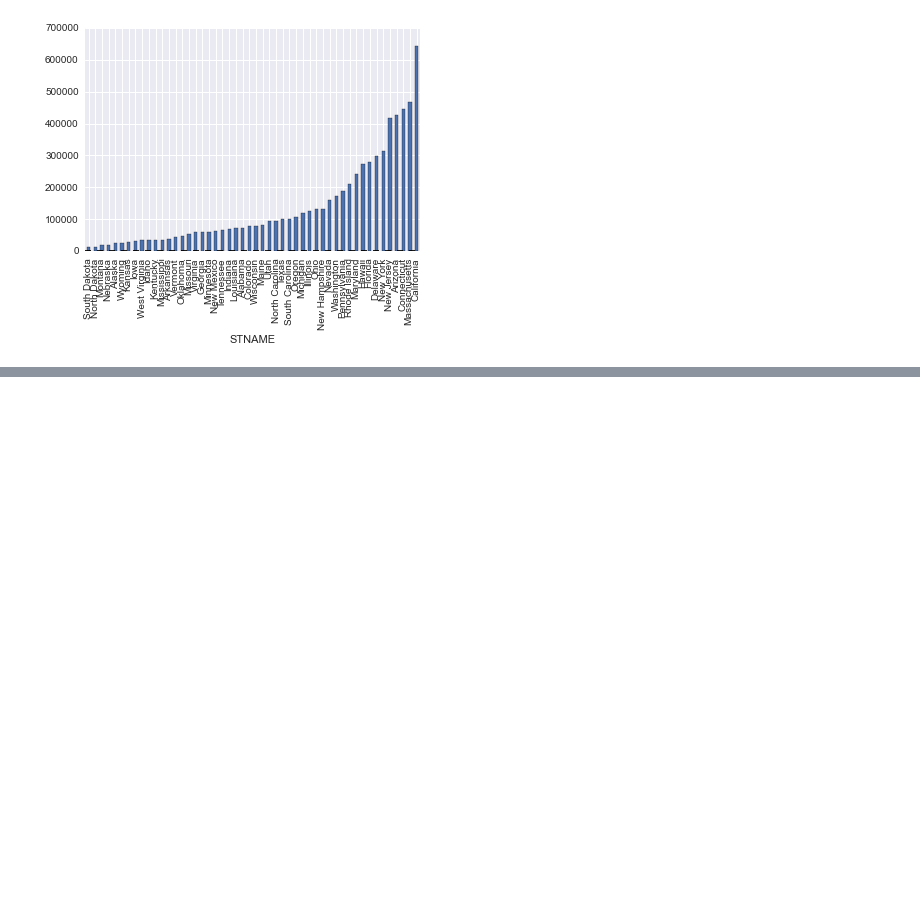
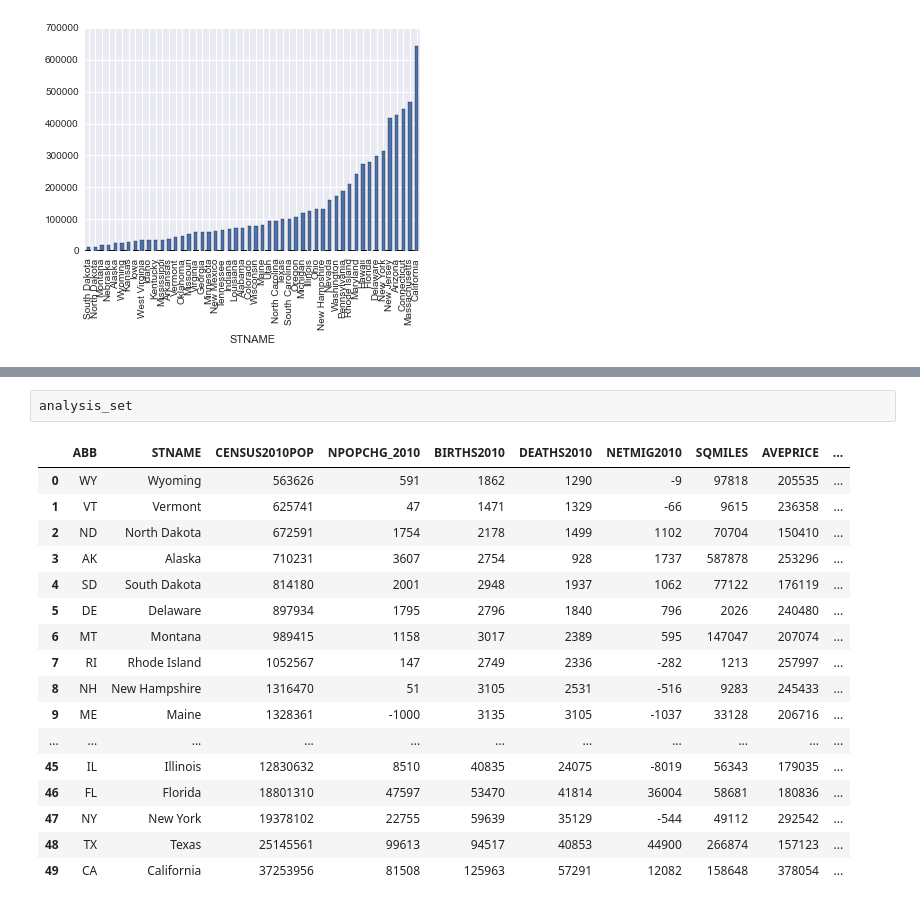
Before and after one commit to polychaos/spring-2015-homeworks, a Jupyter notebook: submissions/Homework-6/State Population Project.ipynb, the cells around one changed output, grey strips where cells are left out. Saved outputs shown, nothing was run; the diff lists cells and outputs as text; blank space fills up the shorter version.

```diff
--- a/submissions/Homework-6/State Population Project.ipynb
+++ b/submissions/Homework-6/State Population Project.ipynb
@@ -133,0 +184,20 @@ states_pop.display()
+# %%
+analysis_set
+# %% [output]
+|  | ABB | STNAME | CENSUS2010POP | NPOPCHG_2010 | BIRTHS2010 | DEATHS2010 | NETMIG2010 | SQMILES | AVEPRICE | ... |
+| 0 | WY | Wyoming | 563626 | 591 | 1862 | 1290 | -9 | 97818 | 205535 | ... |
+| 1 | VT | Vermont | 625741 | 47 | 1471 | 1329 | -66 | 9615 | 236358 | ... |
+| 2 | ND | North Dakota | 672591 | 1754 | 2178 | 1499 | 1102 | 70704 | 150410 | ... |
+| 3 | AK | Alaska | 710231 | 3607 | 2754 | 928 | 1737 | 587878 | 253296 | ... |
+| 4 | SD | South Dakota | 814180 | 2001 | 2948 | 1937 | 1062 | 77122 | 176119 | ... |
+| 5 | DE | Delaware | 897934 | 1795 | 2796 | 1840 | 796 | 2026 | 240480 | ... |
+| 6 | MT | Montana | 989415 | 1158 | 3017 | 2389 | 595 | 147047 | 207074 | ... |
+| 7 | RI | Rhode Island | 1052567 | 147 | 2749 | 2336 | -282 | 1213 | 257997 | ... |
+| 8 | NH | New Hampshire | 1316470 | 51 | 3105 | 2531 | -516 | 9283 | 245433 | ... |
+| 9 | ME | Maine | 1328361 | -1000 | 3135 | 3105 | -1037 | 33128 | 206716 | ... |
+| ... | ... | ... | ... | ... | ... | ... | ... | ... | ... | ... |
+| 45 | IL | Illinois | 12830632 | 8510 | 40835 | 24075 | -8019 | 56343 | 179035 | ... |
+| 46 | FL | Florida | 18801310 | 47597 | 53470 | 41814 | 36004 | 58681 | 180836 | ... |
+| 47 | NY | New York | 19378102 | 22755 | 59639 | 35129 | -544 | 49112 | 292542 | ... |
+| 48 | TX | Texas | 25145561 | 99613 | 94517 | 40853 | 44900 | 266874 | 157123 | ... |
+| 49 | CA | California | 37253956 | 81508 | 125963 | 57291 | 12082 | 158648 | 378054 | ... |
```
Also changed, not shown: parts of 12 cells of this notebook, 12 other files.
